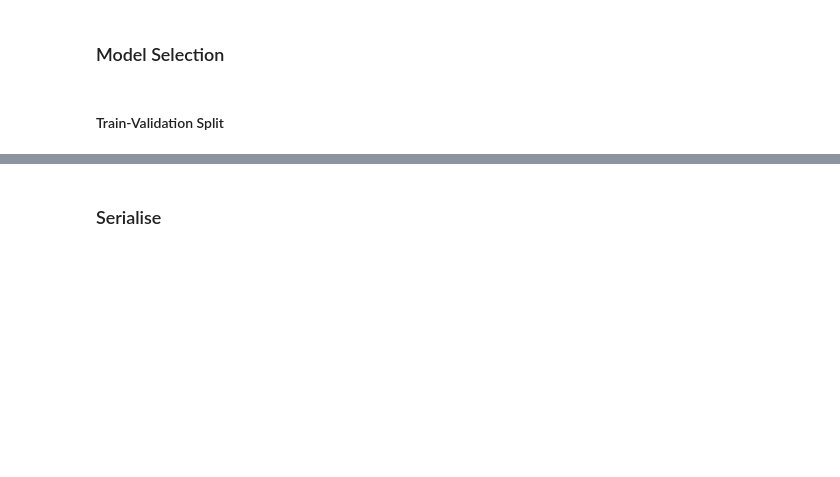
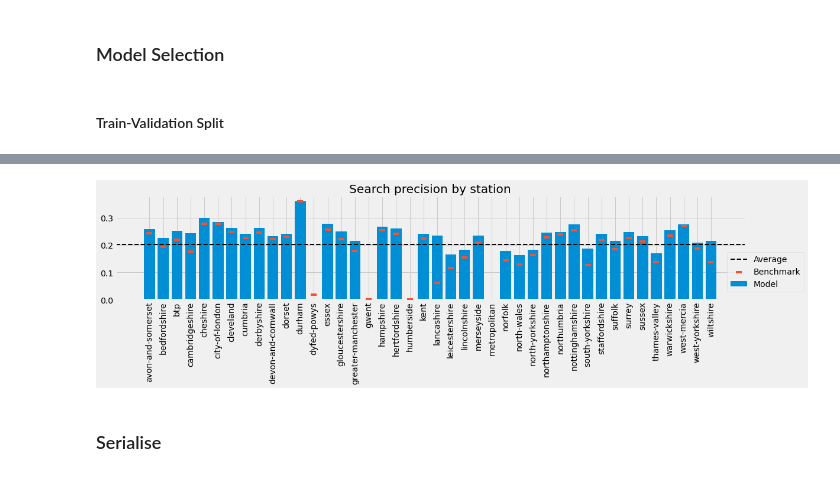
Before and after one commit to felixbrunner/capstone, a Jupyter notebook: notebooks/03_modelling.ipynb, the cells around one changed output, grey strips where cells are left out. Saved outputs shown, nothing was run; the diff lists cells and outputs as text; code cells hidden in the pictures; blank space fills up the shorter version.

Commit message:
add complete model selection

```diff
--- a/notebooks/03_modelling.ipynb
+++ b/notebooks/03_modelling.ipynb
@@ -673,2 +249,0 @@ for clf in classifiers:
-# %%
-pipeline.fit(X, y)
@@ -765,0 +353,21 @@ classification_report(y, authorised, output_dict=True)
+# %%
+# set model pipeline
+pipeline = Pipeline(steps=[('preprocess', feature_preprocessor),
+                           ('clf', sgd[1])],
+                        verbose=False)
+
+# set CV parameters
+grid = {'clf__penalty': ['elasticnet'],
+        'clf__alpha': np.geomspace(1e-6, 1e-2, 15),
+        'clf__l1_ratio': [0]+np.geomspace(1e-5, 1e0, 15).tolist(),
+        'clf__random_state': [0],
+       }
+split = StratifiedKFold(n_splits=5, shuffle=True, random_state=0)
+cv = RandomizedSearchCV(pipeline, param_distributions=grid, scoring=precision_score, n_iter=30, n_jobs=3, cv=split, verbose=1, random_state=0)
+# %%
+%%time
+# fit
+cv.fit(X, y)
+
+# store
+pipeline_ = cv.best_estimator_
@@ -765,0 +441,6 @@ classification_report(y, authorised, output_dict=True)
+# %%
+authorised = src.evaluate.authorise_search(pipeline_, X)
+pd.DataFrame(confusion_matrix(y, authorised),
+             index=pd.MultiIndex.from_product([['True outcome'], ['no succes', 'success']]),
+             columns=pd.MultiIndex.from_product([['Predicted outcome'], ['no succes', 'success']]),
+            )
@@ -766,3 +474,19 @@ classification_report(y, authorised, output_dict=True)
+# %%
+fig, ax = plt.subplots(1, 1, figsize=(17,3))
+
+ax.set_title('Search precision by station')
+ax.bar(x=np.arange(0, 42, 1), height=src.evaluate.calculate_subgroup_precisions(authorised, y, X, grouping=['station']), label='Model')
+ax.scatter(x=np.arange(0, 42, 1), y=src.evaluate.calculate_subgroup_precisions(np.ones(y.shape), y, X, grouping=['station']), zorder=10, label='Benchmark', marker='_', s=100)
+ax.axhline(precision_score(y, np.ones(y.shape)), linewidth=2, linestyle='--', c='k', label='Average')
+ax.set_xticks(np.arange(0, 42, 1))
+ax.set_xticklabels(df_station_precision.index, rotation=90)
+ax.legend(bbox_to_anchor=(1.1, 0.5), ncol=1)
+
+plt.show()
+
+fig.savefig('../reports/figures/staions_precision.jpg', dpi=300, bbox_inches='tight')
+# %% [output]
+[figure, added]
 # %% [markdown]
 ### Serialise
 # %%
```
Also changed, not shown: parts of 80 cells of this notebook, 10 other files.
